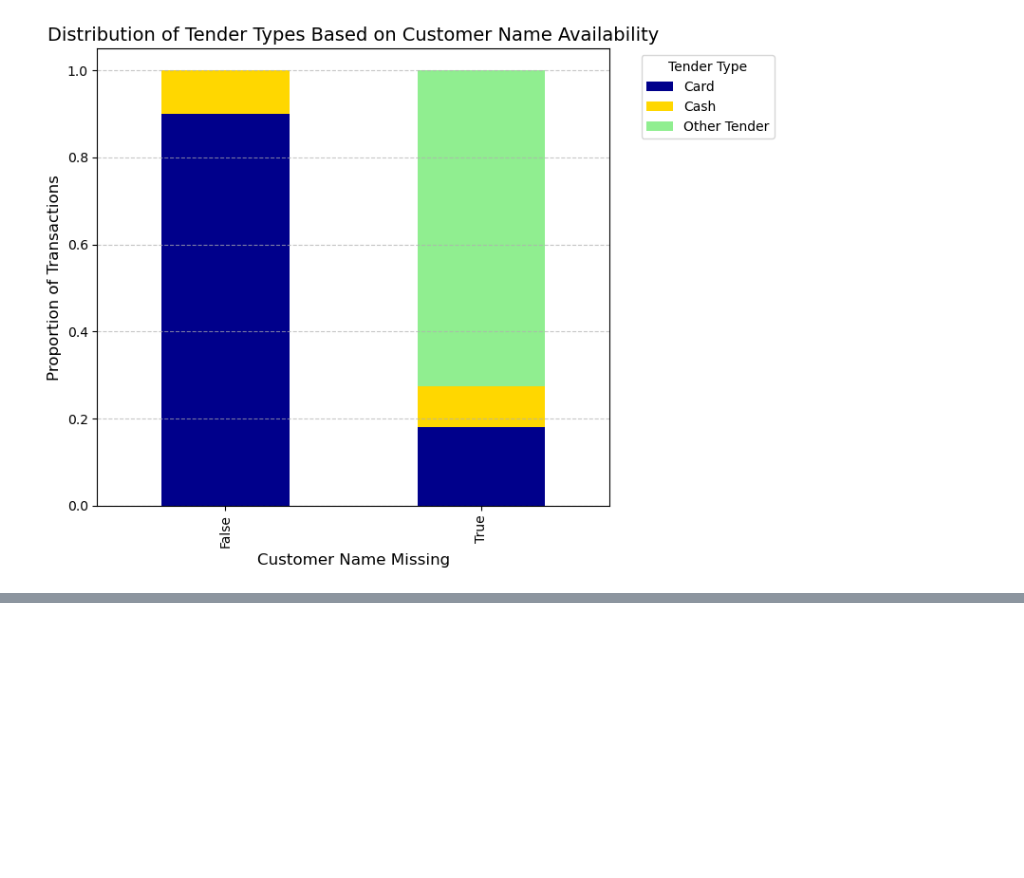
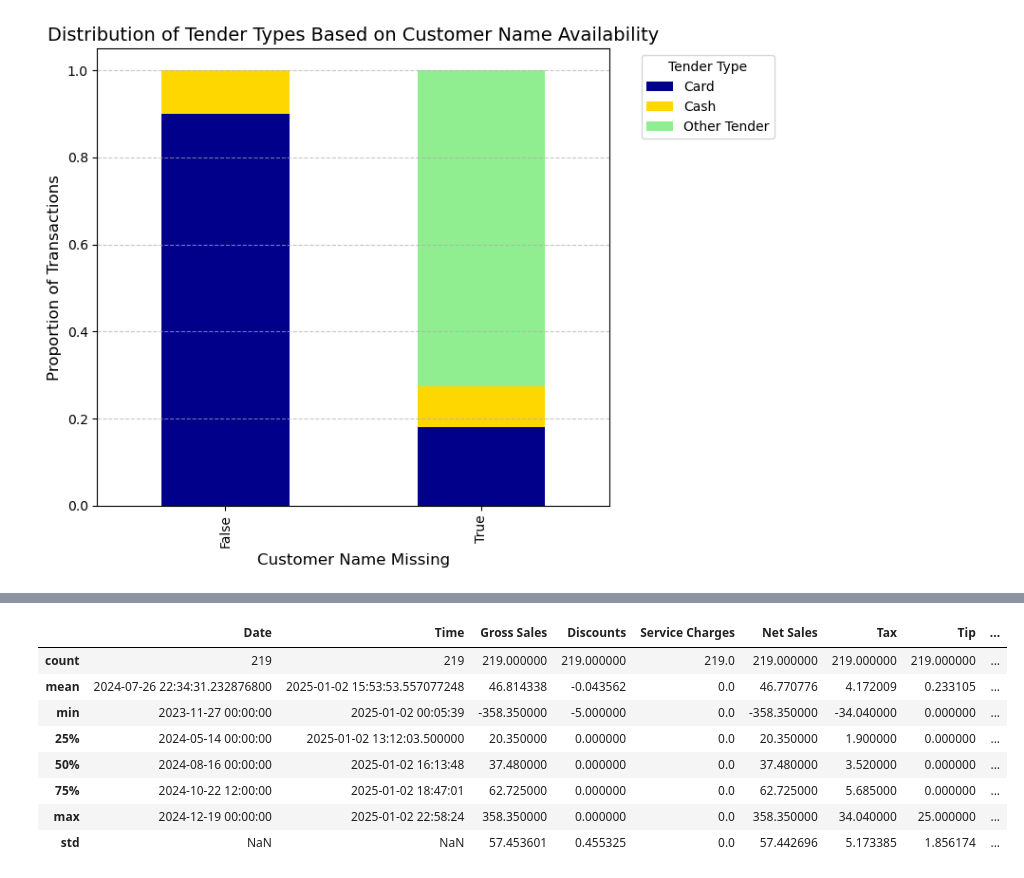
Before and after one commit to ajamkotc/belly_rubb_analysis, a Jupyter notebook: notebooks/1.0-aj-initial-data-exploration.ipynb, the cells around one changed output, grey strips where cells are left out. Drawn from its saved outputs; the diff is of its cells as text; code cells hidden in the pictures; blank space fills up the shorter version.

```diff
--- a/notebooks/1.0-aj-initial-data-exploration.ipynb
+++ b/notebooks/1.0-aj-initial-data-exploration.ipynb
@@ -1101,0 +1177,3 @@ plt.show()
+# %%
+option_present = trans_df[trans_df['Dining Option'].notna()]
+option_present.head()
@@ -1101,0 +1187,12 @@ plt.show()
+# %%
+option_present.describe()
+# %% [output]
+|  | Date | Time | Gross Sales | Discounts | Service Charges | Net Sales | Tax | Tip | ... |
+| count | 219 | 219 | 219.000000 | 219.000000 | 219.0 | 219.000000 | 219.000000 | 219.000000 | ... |
+| mean | 2024-07-26 22:34:31.232876800 | 2025-01-02 15:53:53.557077248 | 46.814338 | -0.043562 | 0.0 | 46.770776 | 4.172009 | 0.233105 | ... |
+| min | 2023-11-27 00:00:00 | 2025-01-02 00:05:39 | -358.350000 | -5.000000 | 0.0 | -358.350000 | -34.040000 | 0.000000 | ... |
+| 25% | 2024-05-14 00:00:00 | 2025-01-02 13:12:03.500000 | 20.350000 | 0.000000 | 0.0 | 20.350000 | 1.900000 | 0.000000 | ... |
+| 50% | 2024-08-16 00:00:00 | 2025-01-02 16:13:48 | 37.480000 | 0.000000 | 0.0 | 37.480000 | 3.520000 | 0.000000 | ... |
+| 75% | 2024-10-22 12:00:00 | 2025-01-02 18:47:01 | 62.725000 | 0.000000 | 0.0 | 62.725000 | 5.685000 | 0.000000 | ... |
+| max | 2024-12-19 00:00:00 | 2025-01-02 22:58:24 | 358.350000 | 0.000000 | 0.0 | 358.350000 | 34.040000 | 25.000000 | ... |
+| std | NaN | NaN | 57.453601 | 0.455325 | 0.0 | 57.442696 | 5.173385 | 1.856174 | ... |
```
Also changed, not shown: parts of 74 cells of this notebook, 4 other files.
